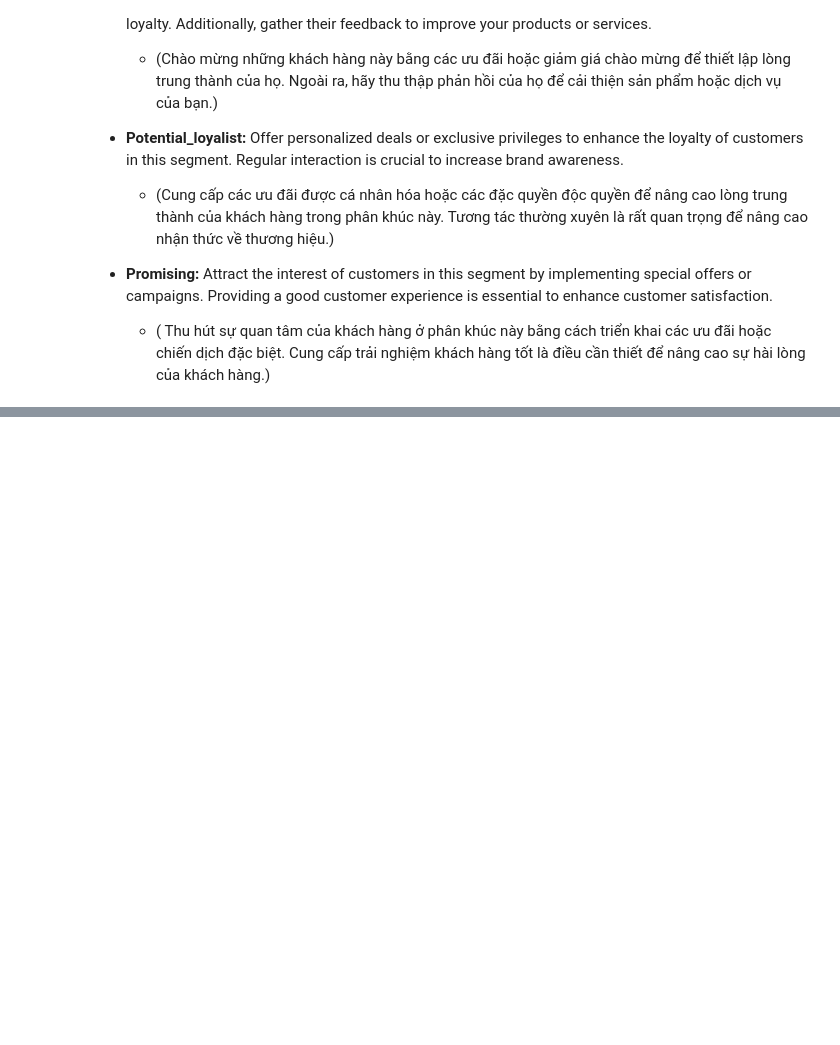
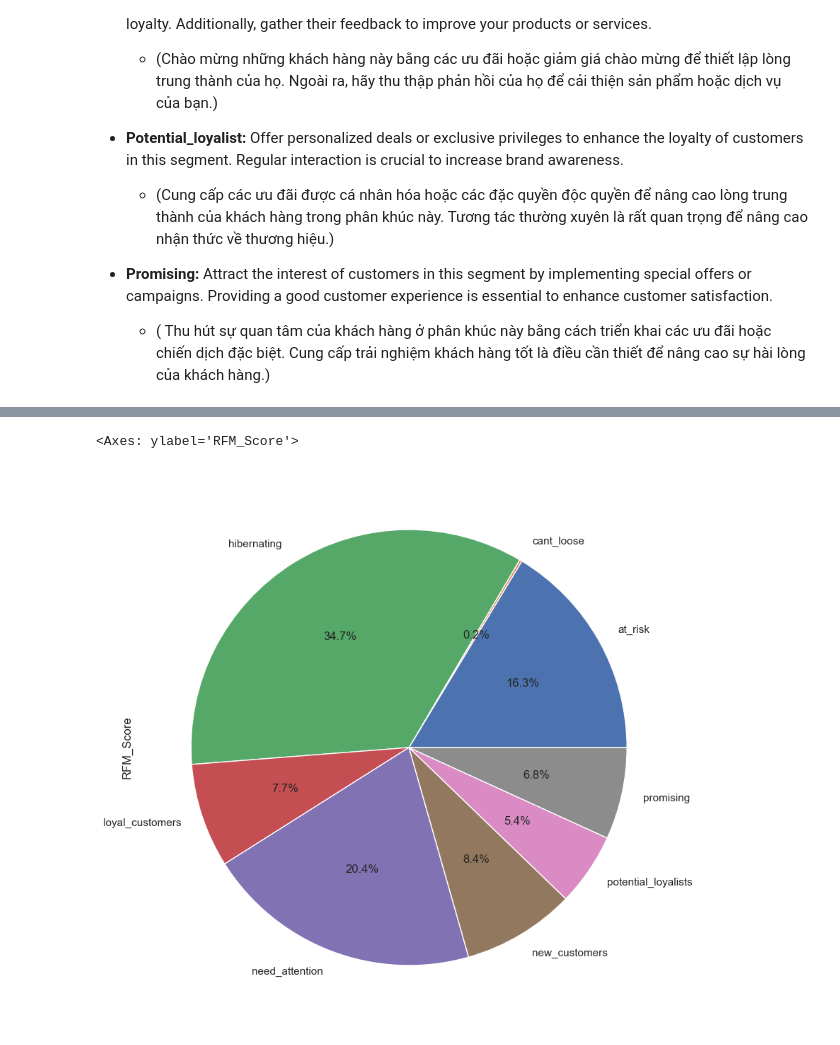
Before and after one commit to ChiuLinhPhat/project-, a Jupyter notebook: rfm.ipynb, the cells around one changed output, grey strips where cells are left out. Cells and saved outputs as stored; diff of their text form; code cells hidden in the pictures; blank space fills up the shorter version.

```diff
--- a/rfm.ipynb
+++ b/rfm.ipynb
@@ -704,0 +527,8 @@ df = pd.merge(df, rfm)
+# %%
+pie = df.groupby("Segment")["RFM_Score"].count()
+sns.set_context("notebook", font_scale=1.0, rc={"lines.linewidth": 2.5})
+plt.subplots(figsize=(10,10))
+pie.plot.pie(autopct="%.1f%%")
+# %% [output]
+<Axes: ylabel='RFM_Score'>
+[figure, added]
```
Also changed, not shown: parts of 42 cells of this notebook, 2 other files.
